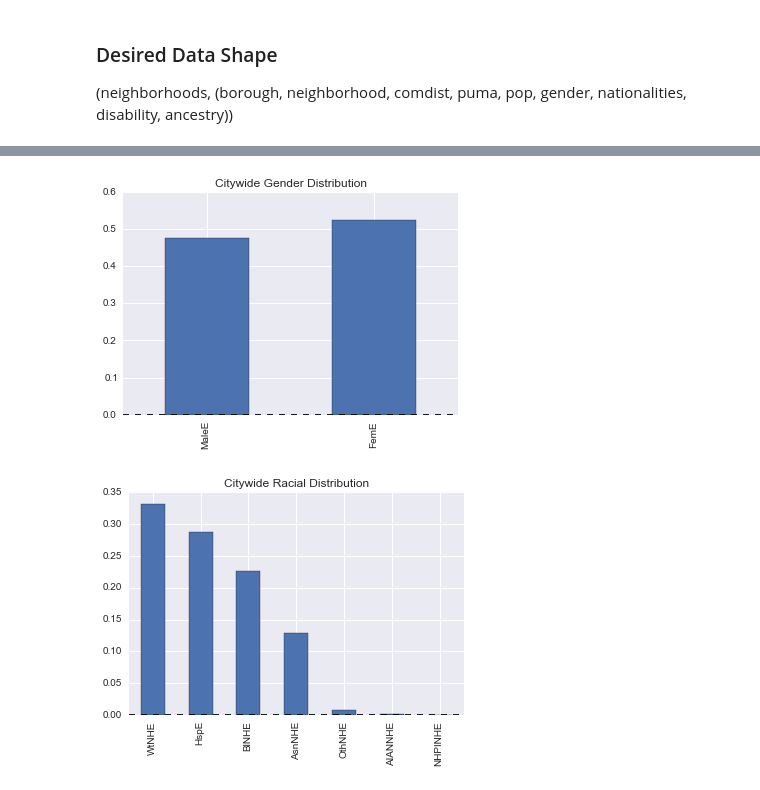
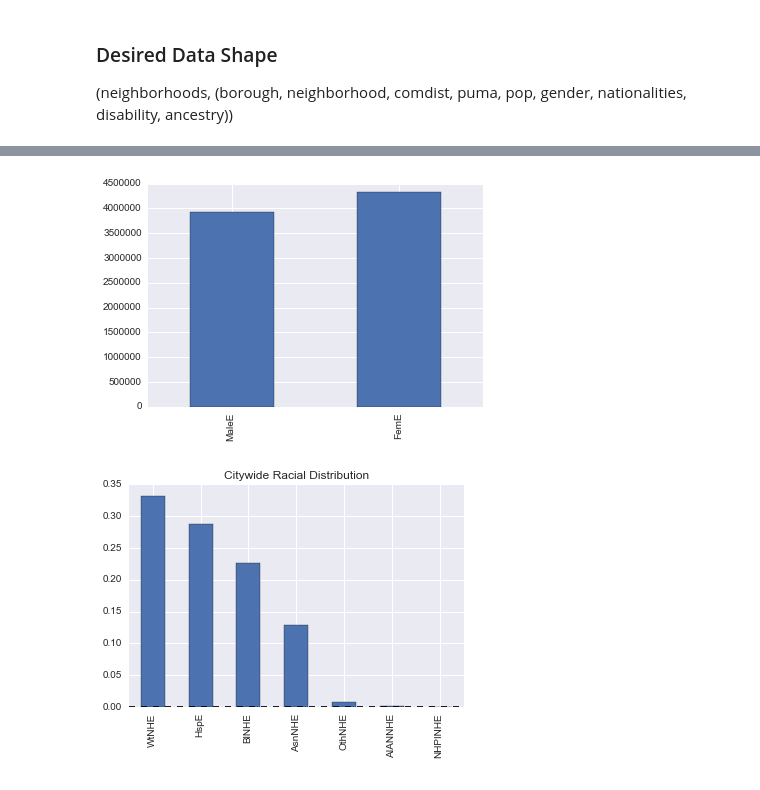
Before and after one commit to pdarche/stat4701, a Jupyter notebook: edav-project3/code/EDAV Project 3.ipynb, the cells around one changed output, grey strips where cells are left out. Saved outputs shown, nothing was run; the diff lists cells and outputs as text; code cells hidden in the pictures.

Commit message:
start converting plots to ggplot

```diff
--- a/edav-project3/code/EDAV Project 3.ipynb
+++ b/edav-project3/code/EDAV Project 3.ipynb
@@ -49,7 +108,7 @@ demo[(demo.GeogName.str.contains('Chels')) | ((demo.GeogName.str.contains('Brown
 (neighborhoods, (borough, neighborhood, comdist, puma, pop, gender, nationalities, disability, ancestry))
 # %%
 target_cols = [
-    'GeogName', 'Borough',
+    'GeogName', 'GeoID', 'Borough',
     'ComDst', 'PopE', 'PopC',
     'MaleE', 'MaleC', 'FemE', 'FemC',
     'PopU5E', 'PopU5C', 'Pop5t9E', 'Pop5t9C',
@@ -96,8 +155,9 @@ df = demo[target_cols]
 # %%
 # overall gender distribution
-(df[gender_cols].sum() / df.PopE.sum()).plot(kind='bar').set_title('Citywide Gender Distribution');
+# (df[gender_cols].sum() / df.PopE.sum()).plot(kind='bar').set_title('Citywide Gender Distribution');
+df[gender_cols].sum().plot(kind='bar');
 # %% [output]
-[figure, old version]
+[figure, new version]
 # %%
 # Racial Distribution
 (df[race_cols].sum() / df.PopE.sum()).order(ascending=False).plot(kind='bar').set_title('Citywide Racial Distribution');
```
Also changed, not shown: parts of 23 cells of this notebook, 3 other files.
